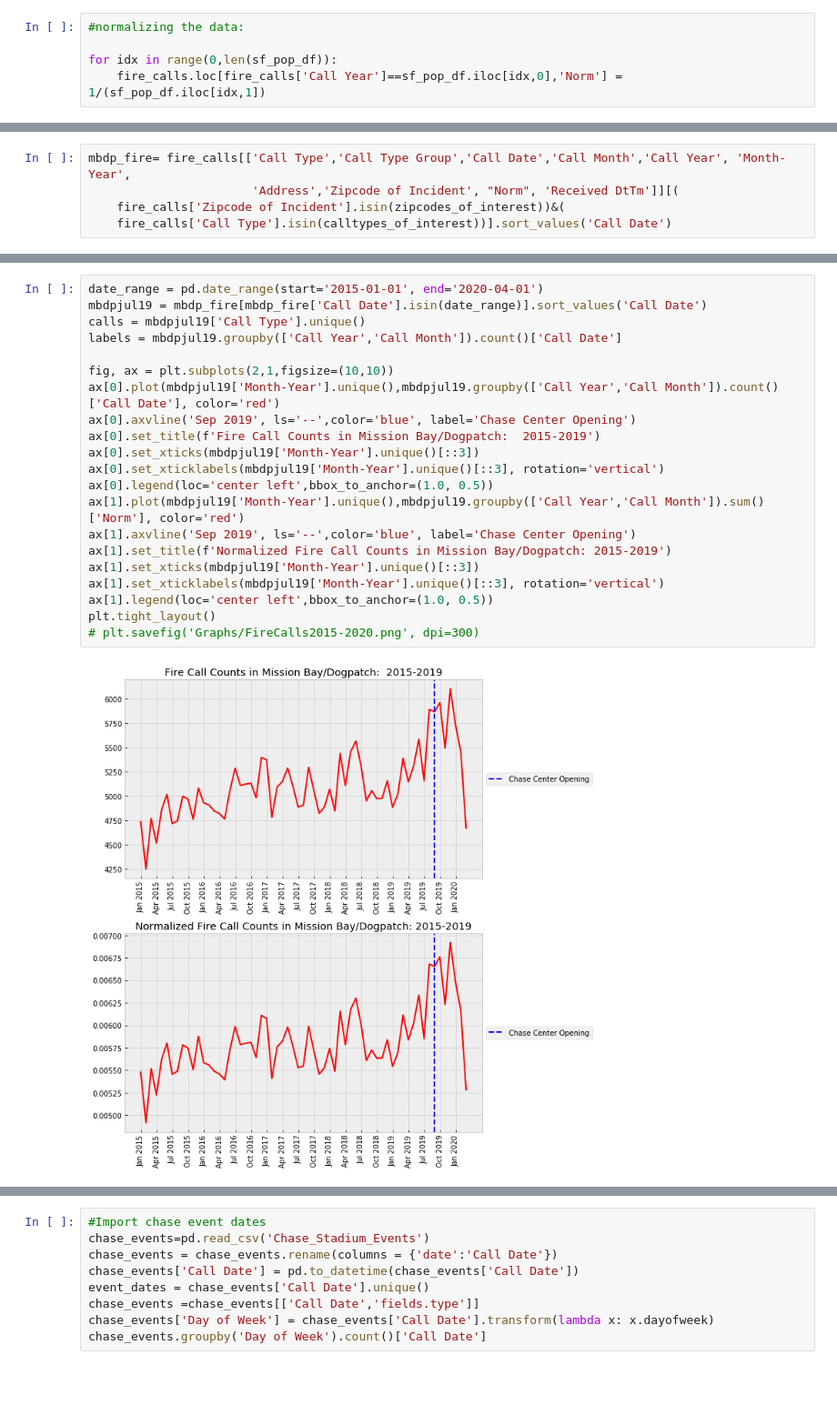
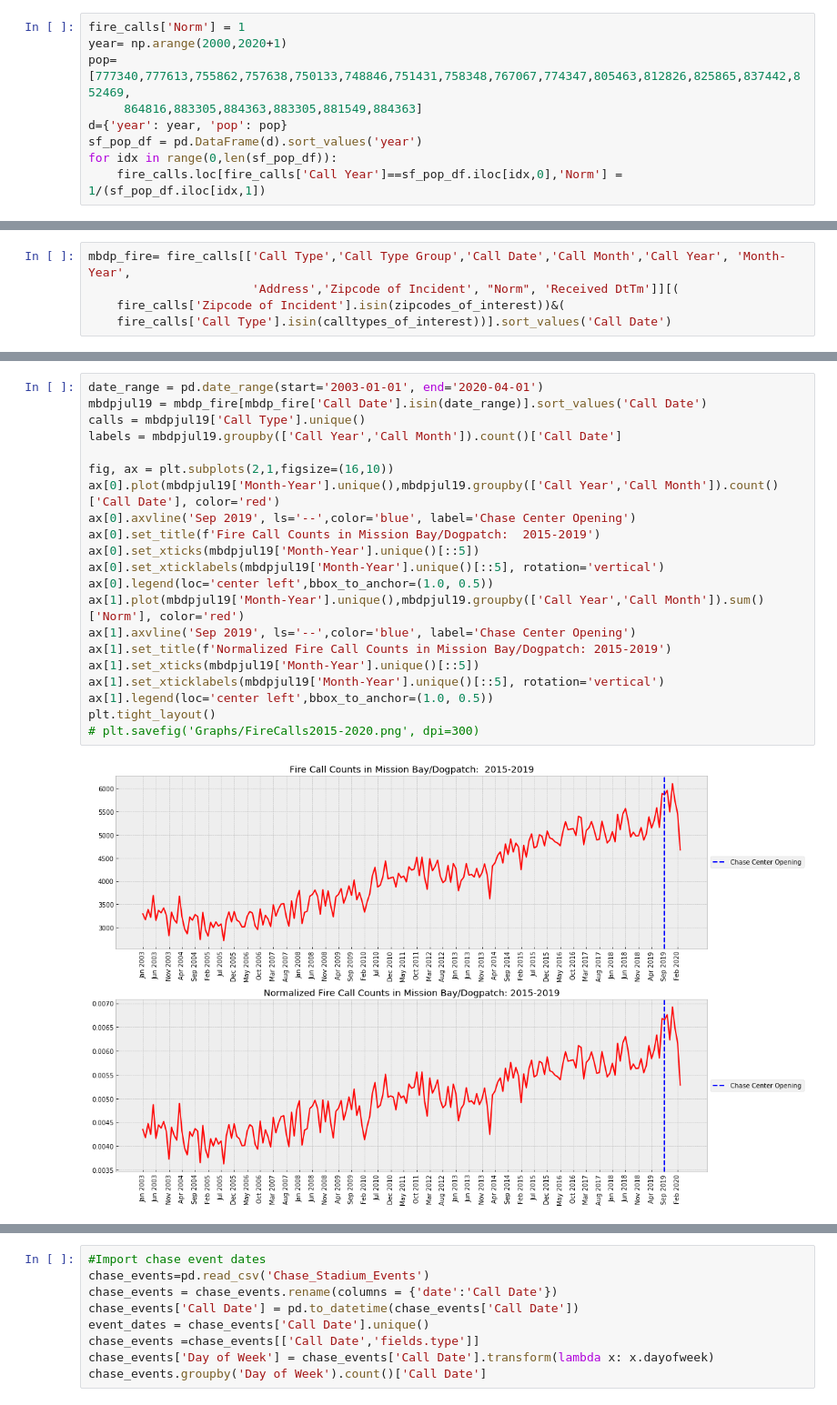
Before and after one commit to sherryduong93/chasestadiumimpact, a Jupyter notebook: Fire_Department_EDA.ipynb, the cells around one changed output, grey strips where cells are left out. Shown at 91% size. Drawn from its saved outputs; the diff is of its cells as text; blank space fills up the shorter version.

```diff
--- a/Fire_Department_EDA.ipynb
+++ b/Fire_Department_EDA.ipynb
@@ -109,5 +113,9 @@ fire_calls['Norm'] = 1
 # %%
-#normalizing the data:
-
+fire_calls['Norm'] = 1
+year= np.arange(2000,2020+1)
+pop=[777340,777613,755862,757638,750133,748846,751431,758348,767067,774347,805463,812826,825865,837442,852469,
+     864816,883305,884363,883305,881549,884363]
+d={'year': year, 'pop': pop}
+sf_pop_df = pd.DataFrame(d).sort_values('year')
 for idx in range(0,len(sf_pop_df)):
     fire_calls.loc[fire_calls['Call Year']==sf_pop_df.iloc[idx,0],'Norm'] = 1/(sf_pop_df.iloc[idx,1])
@@ -191,23 +175,23 @@ plt.show()
 # %%
-date_range = pd.date_range(start='2015-01-01', end='2020-04-01')
+date_range = pd.date_range(start='2003-01-01', end='2020-04-01')
 mbdpjul19 = mbdp_fire[mbdp_fire['Call Date'].isin(date_range)].sort_values('Call Date')
 calls = mbdpjul19['Call Type'].unique()
 labels = mbdpjul19.groupby(['Call Year','Call Month']).count()['Call Date']
 
-fig, ax = plt.subplots(2,1,figsize=(10,10))
+fig, ax = plt.subplots(2,1,figsize=(16,10))
 ax[0].plot(mbdpjul19['Month-Year'].unique(),mbdpjul19.groupby(['Call Year','Call Month']).count()['Call Date'], color='red')
 ax[0].axvline('Sep 2019', ls='--',color='blue', label='Chase Center Opening')
 ax[0].set_title(f'Fire Call Counts in Mission Bay/Dogpatch:  2015-2019')
-ax[0].set_xticks(mbdpjul19['Month-Year'].unique()[::3])
-ax[0].set_xticklabels(mbdpjul19['Month-Year'].unique()[::3], rotation='vertical')
+ax[0].set_xticks(mbdpjul19['Month-Year'].unique()[::5])
+ax[0].set_xticklabels(mbdpjul19['Month-Year'].unique()[::5], rotation='vertical')
 ax[0].legend(loc='center left',bbox_to_anchor=(1.0, 0.5))
 ax[1].plot(mbdpjul19['Month-Year'].unique(),mbdpjul19.groupby(['Call Year','Call Month']).sum()['Norm'], color='red')
 ax[1].axvline('Sep 2019', ls='--',color='blue', label='Chase Center Opening')
 ax[1].set_title(f'Normalized Fire Call Counts in Mission Bay/Dogpatch: 2015-2019')
-ax[1].set_xticks(mbdpjul19['Month-Year'].unique()[::3])
-ax[1].set_xticklabels(mbdpjul19['Month-Year'].unique()[::3], rotation='vertical')
+ax[1].set_xticks(mbdpjul19['Month-Year'].unique()[::5])
+ax[1].set_xticklabels(mbdpjul19['Month-Year'].unique()[::5], rotation='vertical')
 ax[1].legend(loc='center left',bbox_to_anchor=(1.0, 0.5))
 plt.tight_layout()
 # plt.savefig('Graphs/FireCalls2015-2020.png', dpi=300)
 # %% [output]
-[figure, old version]
+[figure, new version]
```
Also changed, not shown: parts of 60 cells of this notebook, 9 other files.
